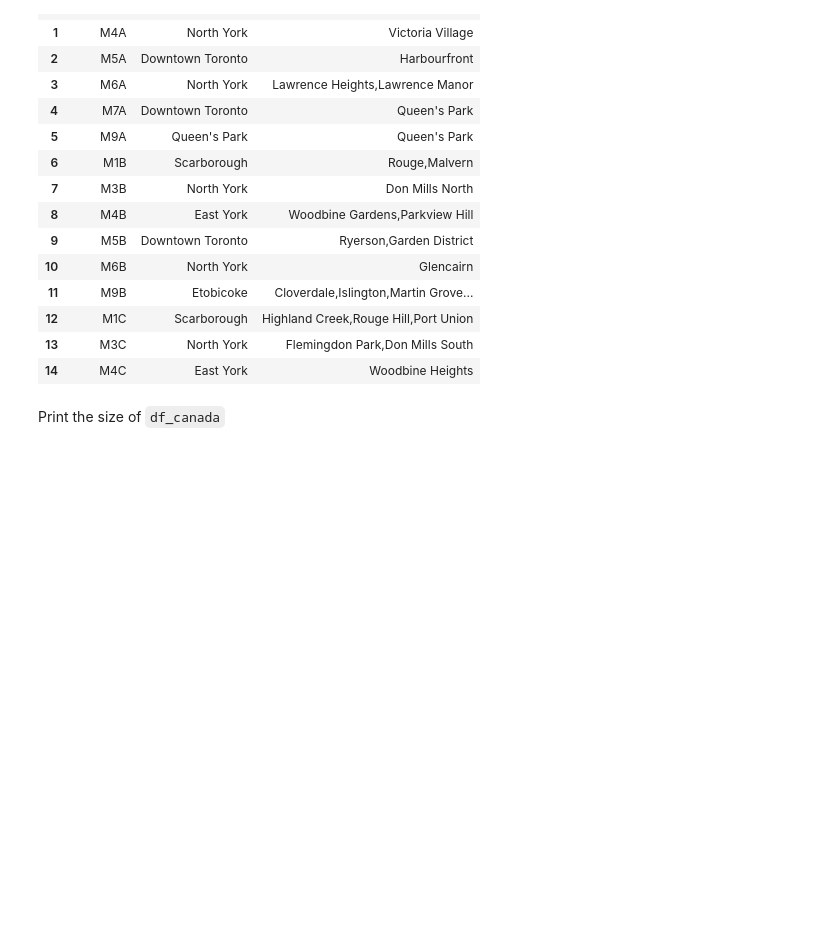
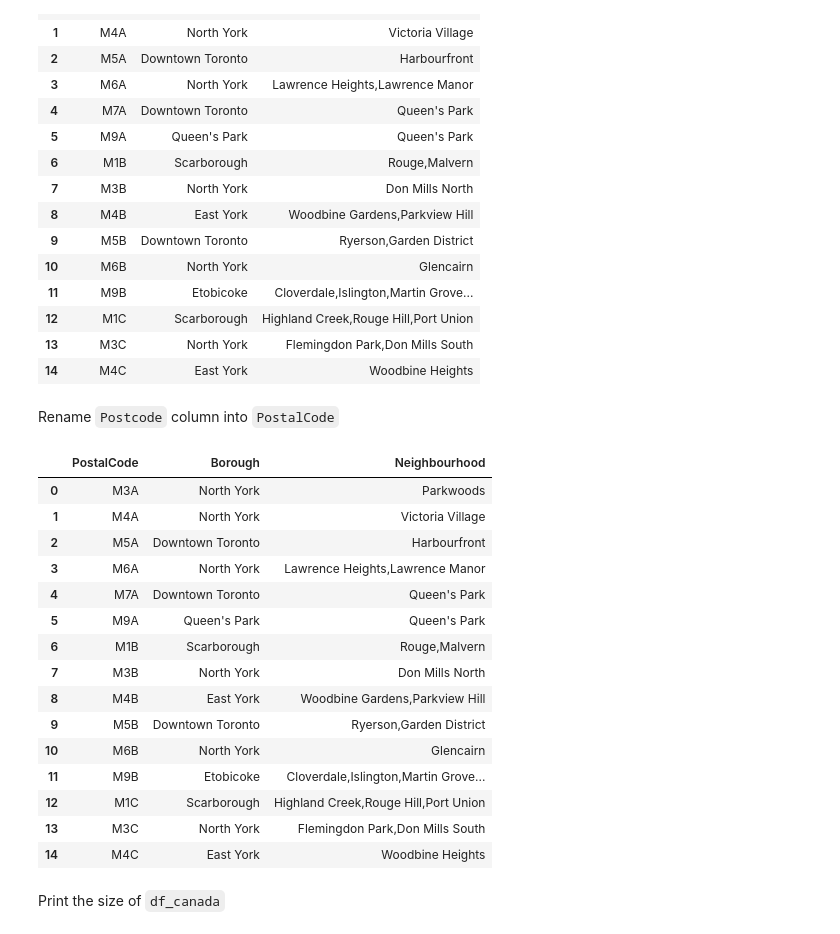
Before and after one commit to zekaimon/Coursera_Capstone, a Jupyter notebook: AssignmentWeek3.ipynb, the cells around one changed output. Drawn from its saved outputs; the diff is of its cells as text; code cells hidden in the pictures; blank space fills up the shorter version.

```diff
--- a/AssignmentWeek3.ipynb
+++ b/AssignmentWeek3.ipynb
@@ -119,6 +121,28 @@ df_canada.head(15)
 | 12 | M1C | Scarborough | Highland Creek,Rouge Hill,Port Union |
 | 13 | M3C | North York | Flemingdon Park,Don Mills South |
 | 14 | M4C | East York | Woodbine Heights |
+# %% [markdown]
+Rename `Postcode` column into `PostalCode`
+# %%
+df_canada.rename(columns={'Postcode': 'PostalCode'}, inplace=True)
+df_canada.head(15)
+# %% [output]
+|  | PostalCode | Borough | Neighbourhood |
+| 0 | M3A | North York | Parkwoods |
+| 1 | M4A | North York | Victoria Village |
+| 2 | M5A | Downtown Toronto | Harbourfront |
+| 3 | M6A | North York | Lawrence Heights,Lawrence Manor |
+| 4 | M7A | Downtown Toronto | Queen's Park |
+| 5 | M9A | Queen's Park | Queen's Park |
+| 6 | M1B | Scarborough | Rouge,Malvern |
+| 7 | M3B | North York | Don Mills North |
+| 8 | M4B | East York | Woodbine Gardens,Parkview Hill |
+| 9 | M5B | Downtown Toronto | Ryerson,Garden District |
+| 10 | M6B | North York | Glencairn |
+| 11 | M9B | Etobicoke | Cloverdale,Islington,Martin Grove... |
+| 12 | M1C | Scarborough | Highland Creek,Rouge Hill,Port Union |
+| 13 | M3C | North York | Flemingdon Park,Don Mills South |
+| 14 | M4C | East York | Woodbine Heights |
 # %% [markdown]
 Print the size of `df_canada`
 # %%
```
Also changed, not shown: parts of 5 cells of this notebook.
